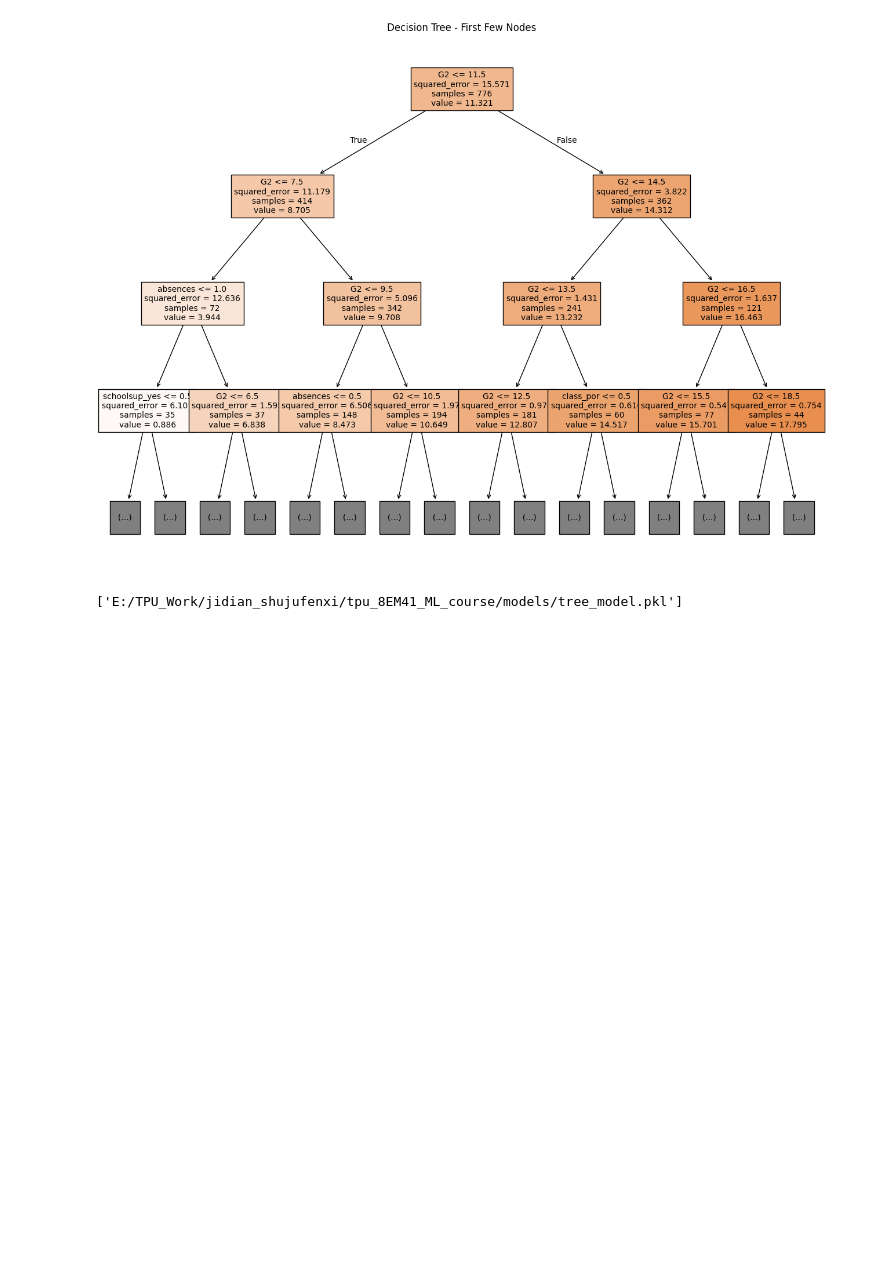
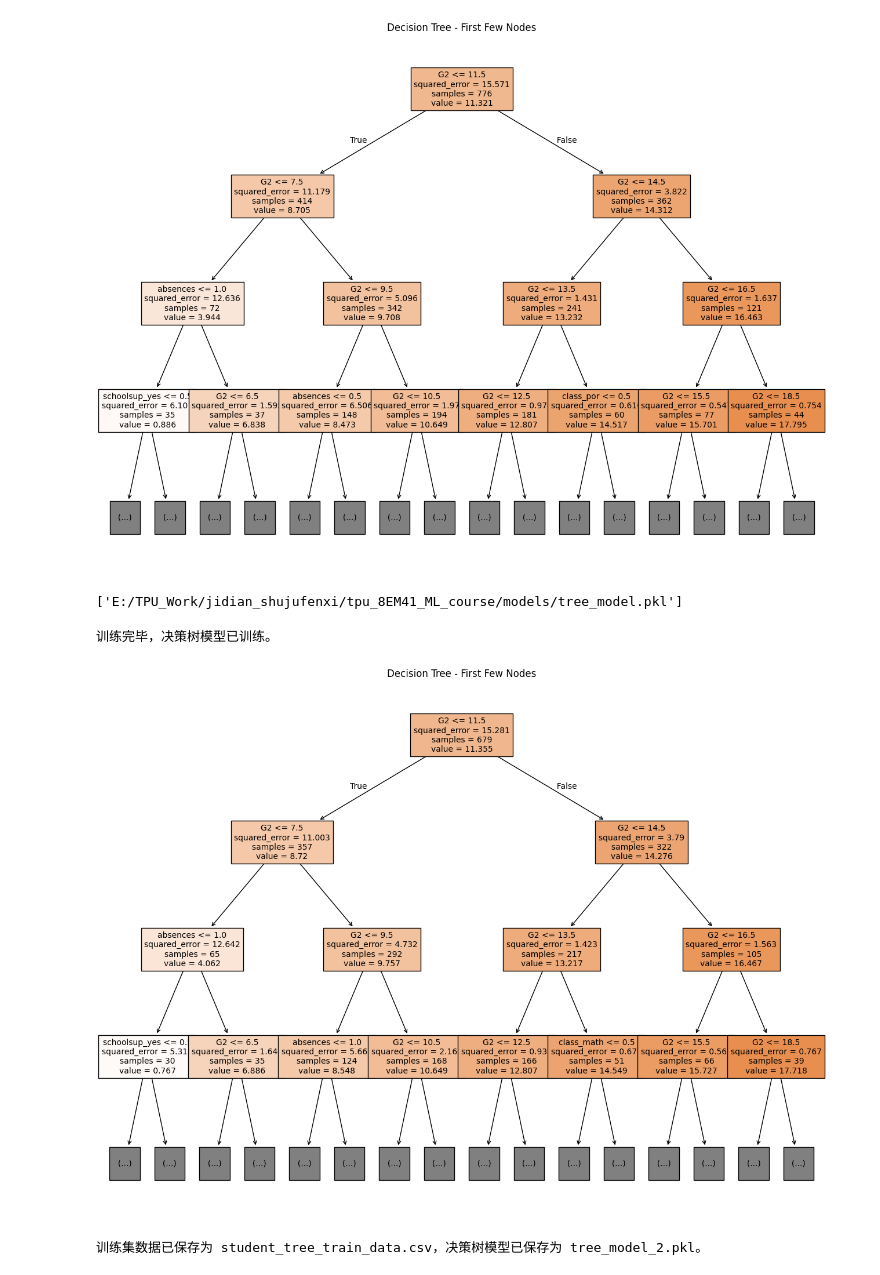
Before and after one commit to ChenQimu/tpu_8EM41_ML_course, a Jupyter notebook: 10/data/scripts/decision_tree_regression.ipynb, the cells around one changed output. Drawn from its saved outputs; the diff is of its cells as text; code cells hidden in the pictures; blank space fills up the shorter version.

```diff
--- a/10/data/scripts/decision_tree_regression.ipynb
+++ b/10/data/scripts/decision_tree_regression.ipynb
@@ -44,3 +44,52 @@ MSE: 4.205128205128205
 R²: 0.6930395420357296
 [figure]
 ['E:/TPU_Work/jidian_shujufenxi/tpu_8EM41_ML_course/models/tree_model.pkl']
+# %%
+import pandas as pd
+from sklearn.tree import DecisionTreeRegressor, plot_tree
+from sklearn.model_selection import train_test_split
+import joblib
+import os
+
+# 读取清理后的数据
+df = pd.read_csv("data/student_combined_cleaned.csv")
+
+# 特征和目标
+X = df.drop(columns=['G3']) # 选择所有列作为特征，去除目标变量 G3
+y = df['G3'] # 将 G3 作为目标变量
+
+# 对分类特征进行独热编码
+X = pd.get_dummies(X)
+
+# 划分训练集：70%用于训练
+X_train, _, y_train, _ = train_test_split(X, y, test_size=0.3, random_state=42)
+
+# 合并训练集数据并保存
+train_data = pd.concat([X_train, y_train], axis=1)
+train_data.to_csv("E:/TPU_Work/jidian_shujufenxi/tpu_8EM41_ML_course/10/data/raw/student_tree_train_data.csv", index=False)
+
+# 训练决策树回归模型
+tree_model = DecisionTreeRegressor(random_state=42)
+tree_model.fit(X_train, y_train)
+
+# 输出模型的权重
+print("训练完毕，决策树模型已训练。")
+
+# 确保模型保存的目录存在
+if not os.path.exists('models'):
+    os.makedirs('models')
+
+# 绘制决策树的前几个节点
+plt.figure(figsize=(16, 12))  # 增加图形大小
+plot_tree(tree_model, feature_names=X.columns, filled=True, max_depth=3, fontsize=10)  # 调整字体大小
+plt.title("Decision Tree - First Few Nodes")
+plt.show()
+
+# 保存训练好的决策树模型
+joblib.dump(tree_model, "E:/TPU_Work/jidian_shujufenxi/tpu_8EM41_ML_course/models/tree_model_2.pkl")
+
+print("训练集数据已保存为 student_tree_train_data.csv，决策树模型已保存为 tree_model_2.pkl。")
+# %% [output]
+训练完毕，决策树模型已训练。
+[figure, added]
+训练集数据已保存为 student_tree_train_data.csv，决策树模型已保存为 tree_model_2.pkl。
```
Also changed, not shown: parts of 1 cell of this notebook, 5 other files.
